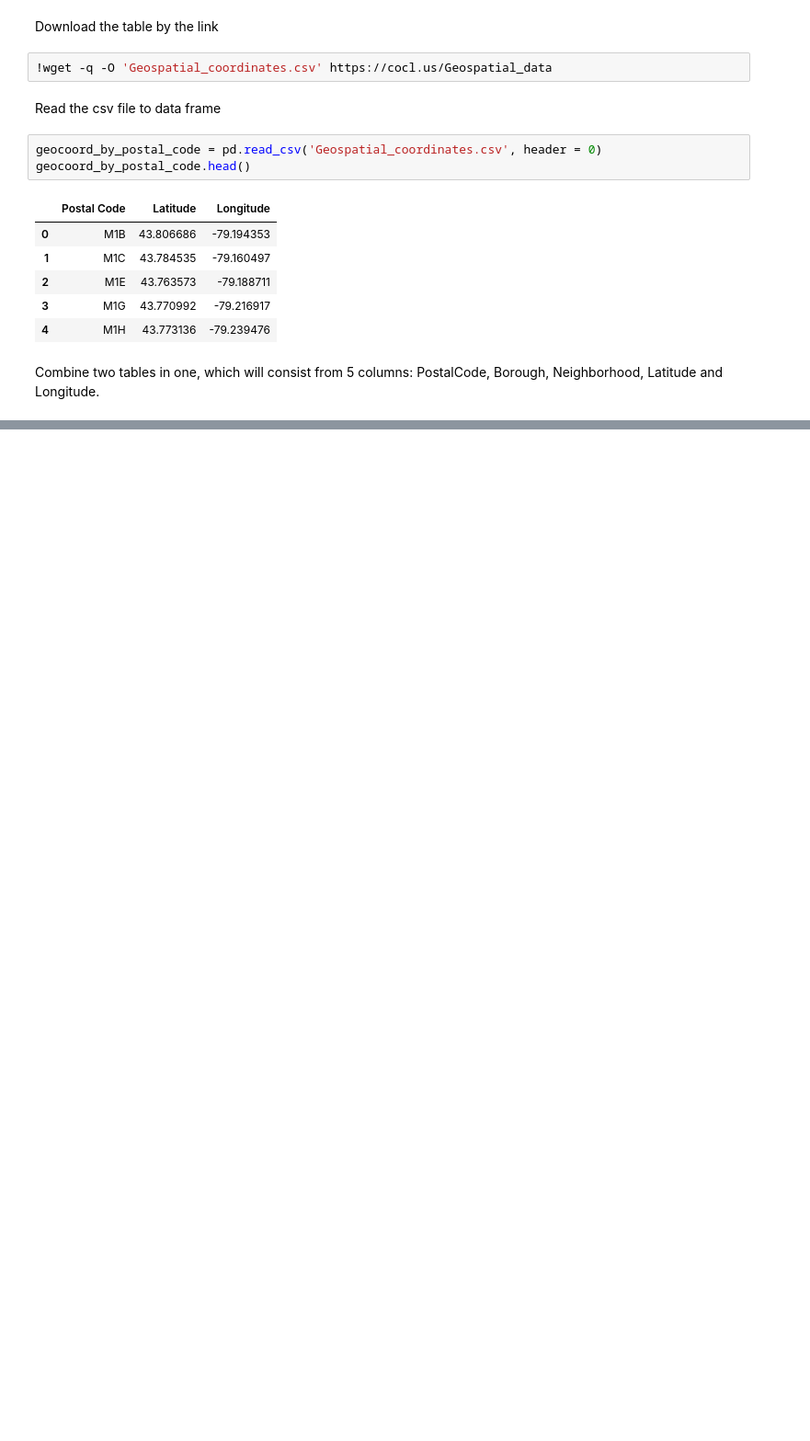
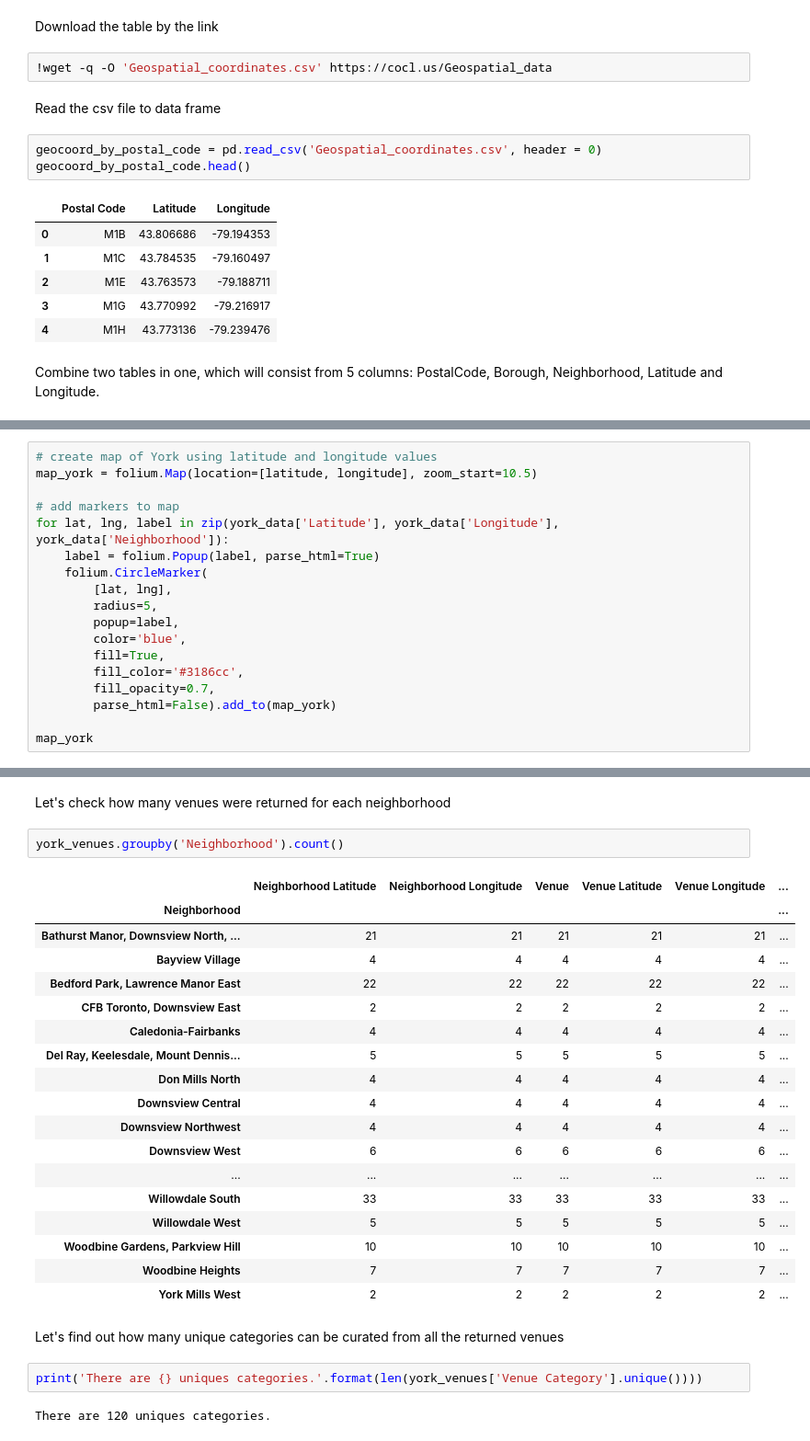
Before and after one commit to rolandina/Coursera_Capstone, a Jupyter notebook: Segmenting and Clustering Neighborhoods in Toronto.ipynb, the cells around one changed output, grey strips where cells are left out. Shown at 92% size. Cells and saved outputs as stored; diff of their text form; blank space fills up the shorter version.

```diff
--- a/Segmenting and Clustering Neighborhoods in Toronto.ipynb
+++ b/Segmenting and Clustering Neighborhoods in Toronto.ipynb
@@ -186,0 +268,18 @@ neighborhoods.head()
+# %%
+# create map of York using latitude and longitude values
+map_york = folium.Map(location=[latitude, longitude], zoom_start=10.5)
+
+# add markers to map
+for lat, lng, label in zip(york_data['Latitude'], york_data['Longitude'], york_data['Neighborhood']):
+    label = folium.Popup(label, parse_html=True)
+    folium.CircleMarker(
+        [lat, lng],
+        radius=5,
+        popup=label,
+        color='blue',
+        fill=True,
+        fill_color='#3186cc',
+        fill_opacity=0.7,
+        parse_html=False).add_to(map_york)
+
+map_york
@@ -186,0 +400,29 @@ neighborhoods.head()
+# %% [markdown]
+Let's check how many venues were returned for each neighborhood
+# %%
+york_venues.groupby('Neighborhood').count()
+# %% [output]
+|  | Neighborhood Latitude | Neighborhood Longitude | Venue | Venue Latitude | Venue Longitude | ... |
+| Neighborhood |  |  |  |  |  | ... |
+| Bathurst Manor, Downsview North, ... | 21 | 21 | 21 | 21 | 21 | ... |
+| Bayview Village | 4 | 4 | 4 | 4 | 4 | ... |
+| Bedford Park, Lawrence Manor East | 22 | 22 | 22 | 22 | 22 | ... |
+| CFB Toronto, Downsview East | 2 | 2 | 2 | 2 | 2 | ... |
+| Caledonia-Fairbanks | 4 | 4 | 4 | 4 | 4 | ... |
+| Del Ray, Keelesdale, Mount Dennis... | 5 | 5 | 5 | 5 | 5 | ... |
+| Don Mills North | 4 | 4 | 4 | 4 | 4 | ... |
+| Downsview Central | 4 | 4 | 4 | 4 | 4 | ... |
+| Downsview Northwest | 4 | 4 | 4 | 4 | 4 | ... |
+| Downsview West | 6 | 6 | 6 | 6 | 6 | ... |
+| ... | ... | ... | ... | ... | ... | ... |
+| Willowdale South | 33 | 33 | 33 | 33 | 33 | ... |
+| Willowdale West | 5 | 5 | 5 | 5 | 5 | ... |
+| Woodbine Gardens, Parkview Hill | 10 | 10 | 10 | 10 | 10 | ... |
+| Woodbine Heights | 7 | 7 | 7 | 7 | 7 | ... |
+| York Mills West | 2 | 2 | 2 | 2 | 2 | ... |
+# %% [markdown]
+Let's find out how many unique categories can be curated from all the returned venues
+# %%
+print('There are {} uniques categories.'.format(len(york_venues['Venue Category'].unique())))
+# %% [output]
+There are 120 uniques categories.
```
Also changed, not shown: parts of 66 cells of this notebook.
